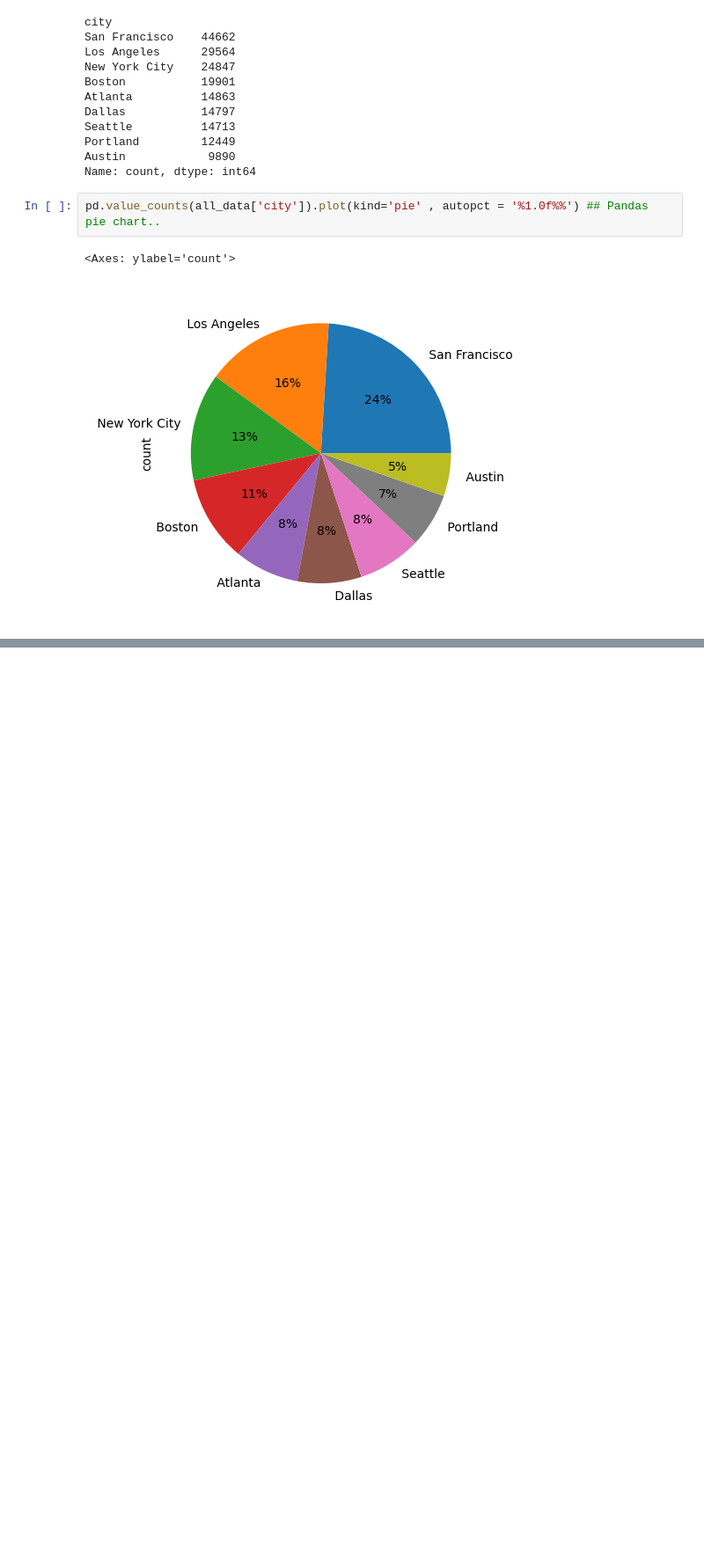
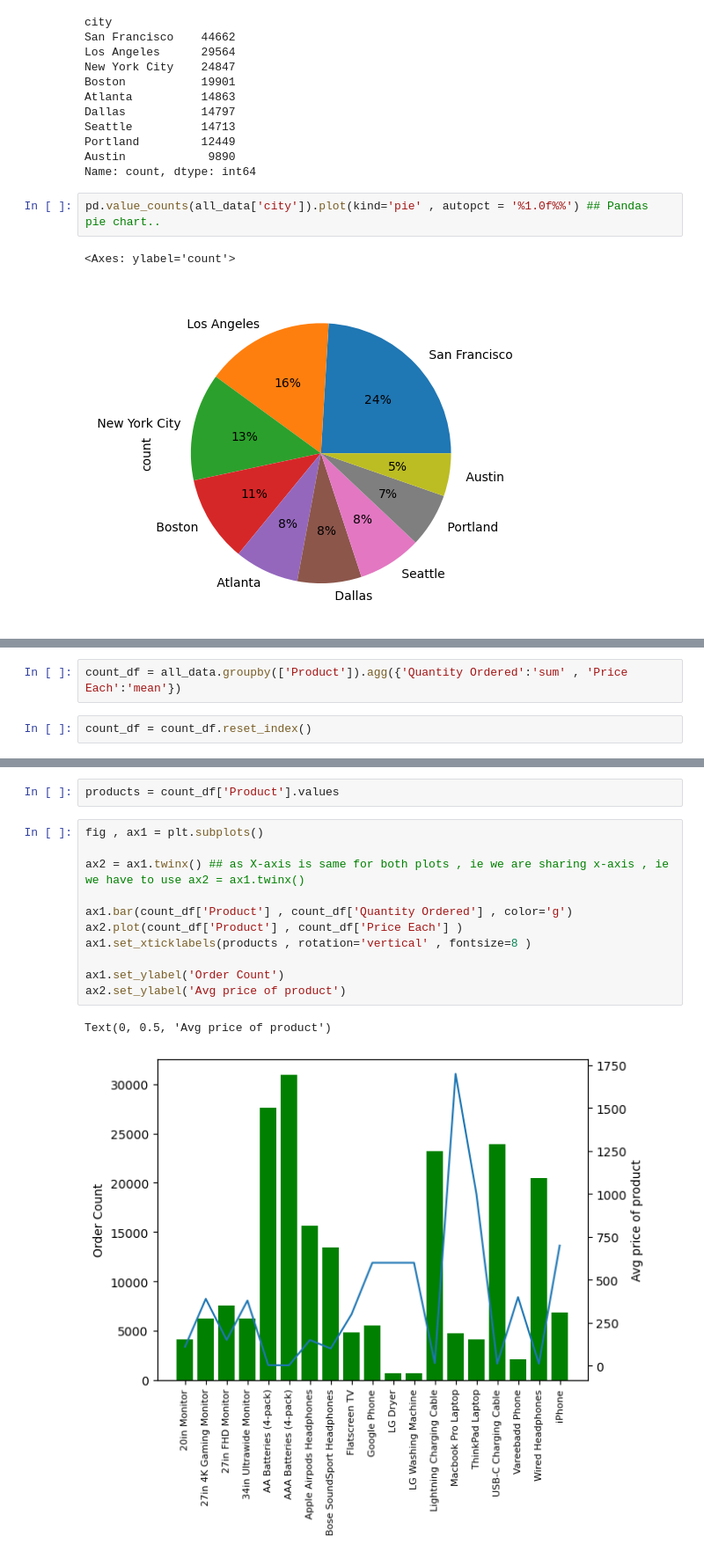
Before and after one commit to ewooten7/E-Commerce_Sales-Data-Analysis, a Jupyter notebook: My-E-Commerce-Data-Analysis.ipynb, the cells around one changed output, grey strips where cells are left out. Shown at 88% size. Cells and saved outputs as stored; diff of their text form; blank space fills up the shorter version.

```diff
--- a/My-E-Commerce-Data-Analysis.ipynb
+++ b/My-E-Commerce-Data-Analysis.ipynb
@@ -313,0 +323,4 @@ pd.value_counts(all_data['city']).plot(kind='pie' , autopct = '%1.0f%%') ## Pand
+# %%
+count_df = all_data.groupby(['Product']).agg({'Quantity Ordered':'sum' , 'Price Each':'mean'})
+# %%
+count_df = count_df.reset_index()
@@ -313,0 +356,16 @@ pd.value_counts(all_data['city']).plot(kind='pie' , autopct = '%1.0f%%') ## Pand
+# %%
+products = count_df['Product'].values
+# %%
+fig , ax1 = plt.subplots()
+
+ax2 = ax1.twinx() ## as X-axis is same for both plots , ie we are sharing x-axis , ie we have to use ax2 = ax1.twinx()
+
+ax1.bar(count_df['Product'] , count_df['Quantity Ordered'] , color='g')
+ax2.plot(count_df['Product'] , count_df['Price Each'] )
+ax1.set_xticklabels(products , rotation='vertical' , fontsize=8 )
+
+ax1.set_ylabel('Order Count')
+ax2.set_ylabel('Avg price of product')
+# %% [output]
+Text(0, 0.5, 'Avg price of product')
+[figure, added]
```
Also changed, not shown: parts of 5 cells of this notebook.
